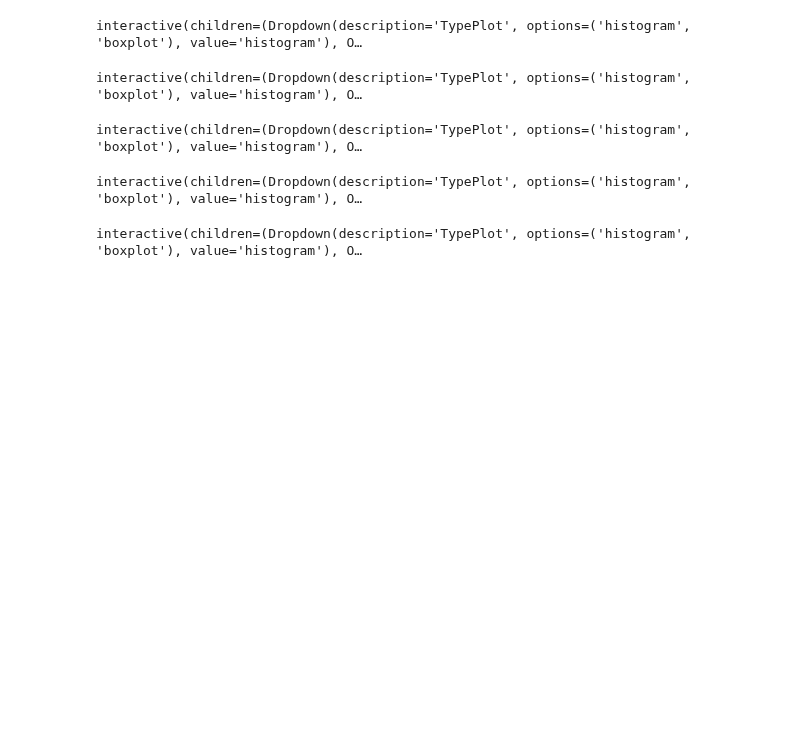
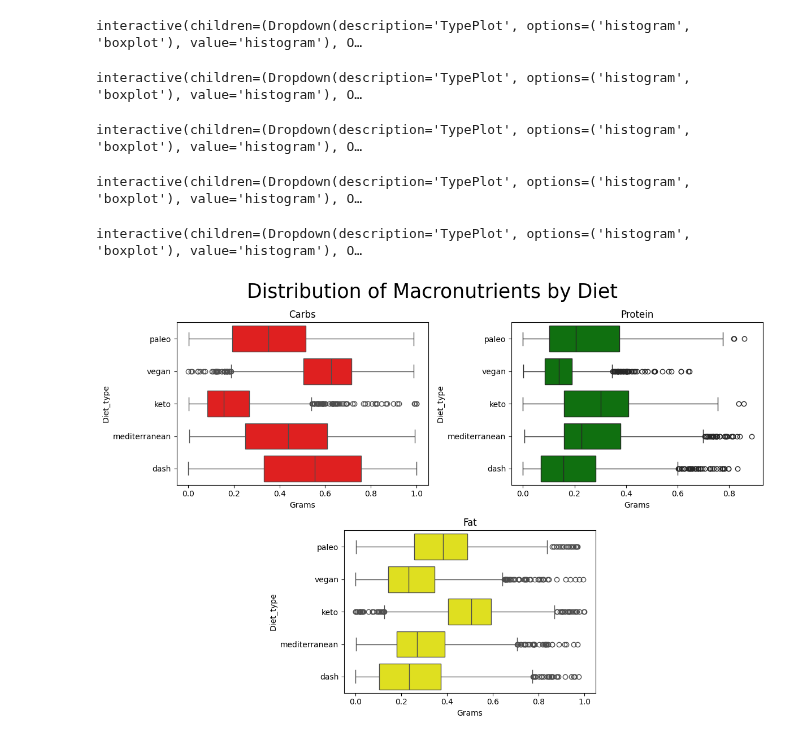
Before and after one commit to alexisuaguilaru/Analysis_Nutritional_Information, a Jupyter notebook: StatisticalAnalysis/ExploratoryDataAnalysis.ipynb, the cells around one changed output. Saved outputs shown, nothing was run; the diff lists cells and outputs as text; code cells hidden in the pictures; blank space fills up the shorter version.

Commit message:
MOD at plottingof macronutrients section in EDA

```diff
--- a/StatisticalAnalysis/ExploratoryDataAnalysis.ipynb
+++ b/StatisticalAnalysis/ExploratoryDataAnalysis.ipynb
@@ -90,5 +92,19 @@ def InteractivePlotMacronutients(Diet:str):
 
     interact(PlotMacronutients,TypePlot=['histogram','boxplot'])
+# %%
+# Function for plotting macronutrients by diet
+
+def PlotMacronutrients():
+    Display = "PPCC\n.FF."
+    fig , axes = plt.subplot_mosaic(Display,figsize=(12,8),layout='tight')
+
+    ConfigPlot = zip(Macronutrients,['P','C','F'],['red','green','yellow'])
+    for macronutrient , display , color in ConfigPlot:
+        sns.boxplot(data=Diets_Dataset,x=macronutrient,y='Diet_type',ax=axes[display],color=color)
+        axes[display].set_title(macronutrient[:-3])
+        axes[display].set_xlabel('Grams')
+
+    fig.suptitle('Distribution of Macronutrients by Diet',size=25)
 # %% [markdown]
 ## Plotting of Macronutrients
 # %%
@@ -102,3 +118,9 @@ interactive(children=(Dropdown(description='TypePlot', options=('histogram', 'bo
 interactive(children=(Dropdown(description='TypePlot', options=('histogram', 'boxplot'), value='histogram'), O…
 interactive(children=(Dropdown(description='TypePlot', options=('histogram', 'boxplot'), value='histogram'), O…
 interactive(children=(Dropdown(description='TypePlot', options=('histogram', 'boxplot'), value='histogram'), O…
+# %%
+# Plotting of macronutrient values
+
+PlotMacronutrients()
+# %% [output]
+[figure, added]
```
Also changed, not shown: parts of 4 cells of this notebook.
